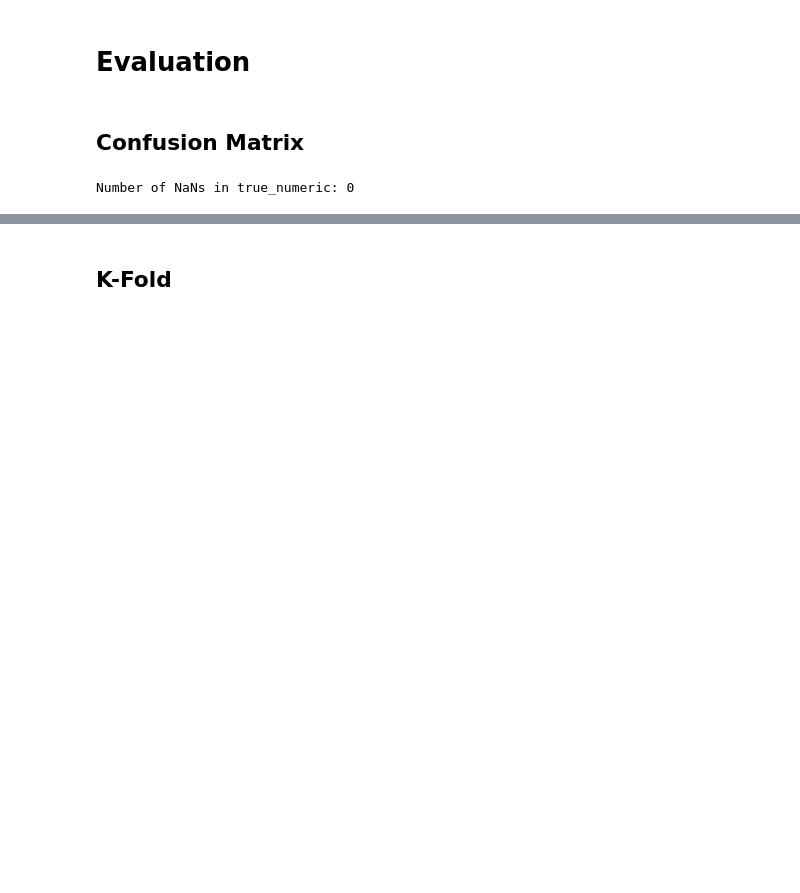
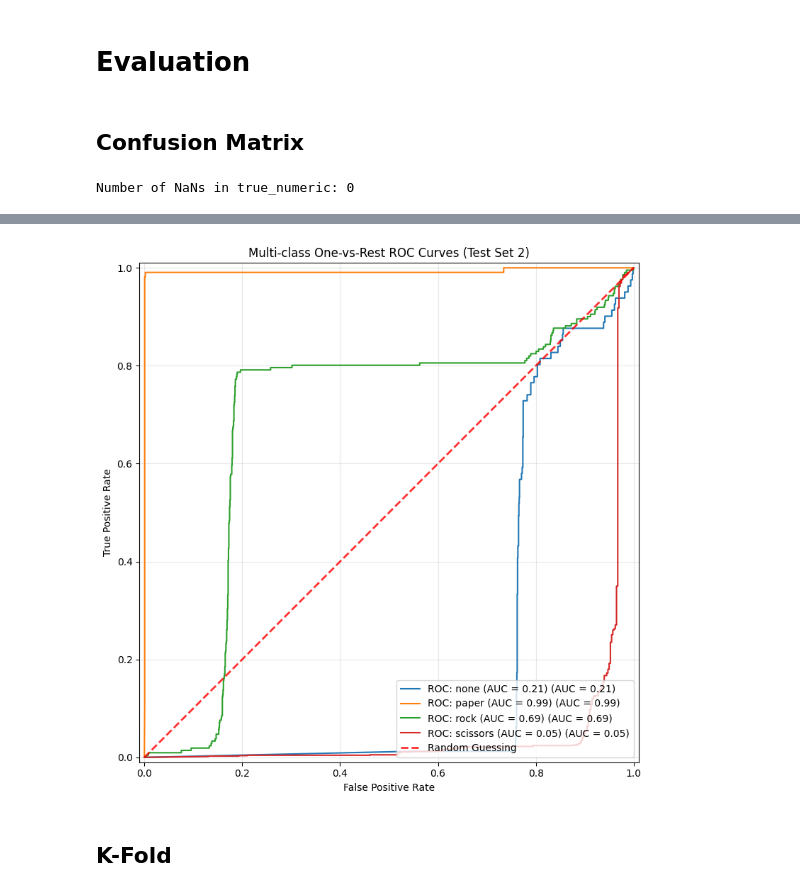
Before and after one commit to amiouepk/ECE-SP-26-18-Capstone-Project, a Jupyter notebook: Jag/python/Jag_Rock,_Paper,_Scissors_Classification.ipynb, the cells around one changed output, grey strips where cells are left out. Saved outputs shown, nothing was run; the diff lists cells and outputs as text; code cells hidden in the pictures; blank space fills up the shorter version.

Commit message:
Changes to be committed: 	modified:   Jag/python/Jag_Rock,_Paper,_Scissors_Classification.ipynb

```diff
--- a/Jag/python/Jag_Rock,_Paper,_Scissors_Classification.ipynb
+++ b/Jag/python/Jag_Rock,_Paper,_Scissors_Classification.ipynb
@@ -775,19 +749,17 @@ plt.show()
 # %%
-all_labels_for_confidence = list(mapping.keys()) + ['none'] # Use all_labels which includes 'none'
+print("Average Confidence per Predicted Class:\n")
 
-print("Average Confidence per Predicted Class (including 'none'):\n")
-for class_idx, class_name in enumerate(all_labels_for_confidence):
-    # Filter predictions that belong to the current class (including 'none')
-    # Use pred_classes_thresh which contains the 'none' class index
+# Use the actual mapping to stay consistent with your 4 classes
+for class_name, class_idx in mapping.items():
+    # 1. Create a mask for samples assigned to this class (after thresholding)
     class_mask = (pred_classes_thresh == class_idx)
 
-    # Get the confidence scores for the samples predicted as this class
-    # For 'none' class, the confidence is still derived from max_probs before thresholding
+    # 2. Extract the original probabilities for these samples
     confidences_for_class = max_probs[class_mask]
 
     if len(confidences_for_class) > 0:
         avg_confidence = np.mean(confidences_for_class)
-        print(f"{class_name.capitalize()}: {avg_confidence:.4f}")
+        print(f"{class_name.capitalize()}: {avg_confidence:.4f} (Samples: {len(confidences_for_class)})")
     else:
-        print(f"{class_name.capitalize()}: No predictions for this class.")
+        print(f"{class_name.capitalize()}: No predictions made for this class.")
 # %% [output]
@@ -854,3 +772,78 @@ ValueError: Input y contains NaN.
+# %%
+# ------------------------
+# 1. Prepare Features & Labels
+# ------------------------
+# Use the mapped labels from your second test set
+true_labels = true_numeric2
+
+X_features = testing2.copy()
+X_features = X_features.drop(columns=['label'], errors='ignore')
+
+# Vectorized numeric conversion
+X_features = X_features.apply(pd.to_numeric, errors='coerce').fillna(0)
+
+# CRITICAL: Align columns using the original training DataFrame template
+# Change 'X_train' to whatever your training features were named (e.g. df_train)
+X_features = X_features[X_train.columns]
+
+# Convert to Tensor for the model
+X_new = torch.tensor(X_features.values, dtype=torch.float32).to(device)
+
+# ------------------------
+# 2. Model Inference
+# ------------------------
+model_4.eval()
+with torch.inference_mode():
+    new_logits = model_4(X_new)
+    # ROC curves require probabilities, so we MUST use softmax
+    new_probs = torch.softmax(new_logits, dim=1)
+
+# ------------------------
+# 3. Data Prep for ROC
+# ------------------------
+# Move probabilities to CPU numpy for Scikit-Learn
+y_score = new_probs.cpu().numpy()
+
+# Convert true labels to One-Hot encoding (Required for Multi-class ROC)
+label_binarizer = LabelBinarizer().fit(true_labels)
+y_onehot_test = label_binarizer.transform(true_labels)
+
+# ------------------------
+# 4. Plotting One-vs-Rest ROC Curves
+# ------------------------
+fig, ax = plt.subplots(figsize=(10, 8))
+
+# Get the list of class names from your mapping (e.g., ['rock', 'paper', ...])
+class_names = list(mapping.keys())
+
+for class_id, class_name in enumerate(class_names):
+    # Calculate specific AUC for this class to put in the legend
+    fpr, tpr, _ = roc_curve(y_onehot_test[:, class_id], y_score[:, class_id])
+    roc_auc = auc(fpr, tpr)
+
+    # Plot the curve for this class
+    RocCurveDisplay.from_predictions(
+        y_onehot_test[:, class_id],
+        y_score[:, class_id],
+        name=f"ROC: {class_name} (AUC = {roc_auc:.2f})",
+        ax=ax,
+        plot_chance_level=False # We will add a custom one for better styling
+    )
+
+# Add a professional "Chance Level" diagonal line
+ax.plot([0, 1], [0, 1], linestyle='--', lw=2, color='red', label='Random Guessing', alpha=.8)
+
+# Styling
+ax.set_xlabel("False Positive Rate")
+ax.set_ylabel("True Positive Rate")
+ax.set_title("Multi-class One-vs-Rest ROC Curves (Test Set 2)")
+ax.legend(loc="lower right")
+ax.grid(alpha=0.3)
+
+plt.tight_layout()
+plt.show()
+# %% [output]
+[figure, added]
 # %% [markdown]
 ## K-Fold
 # %%
```
Also changed, not shown: parts of 14 cells of this notebook.
